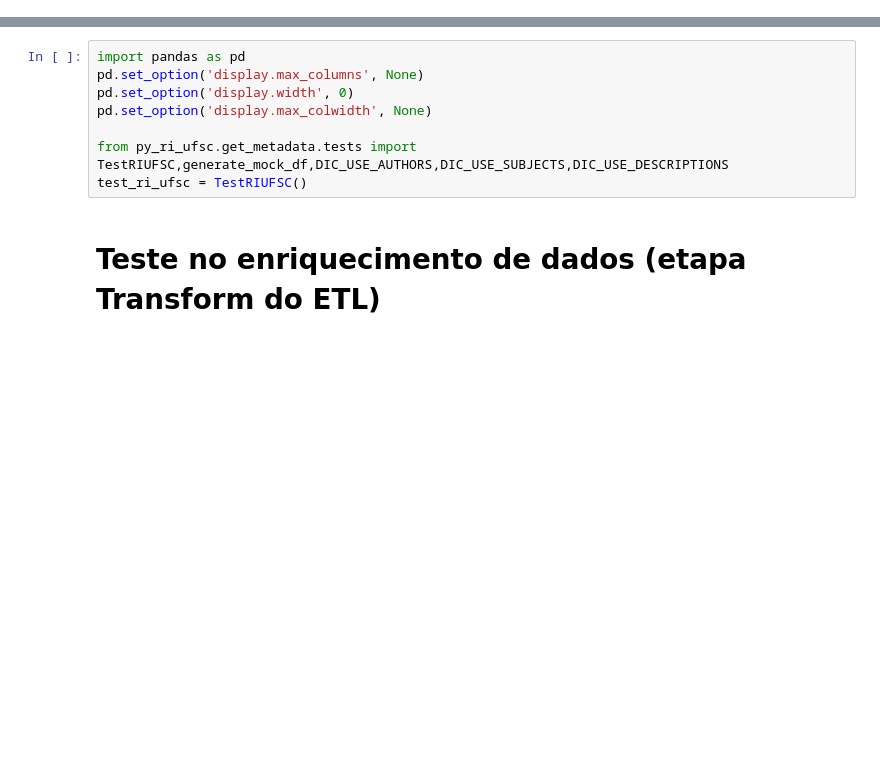
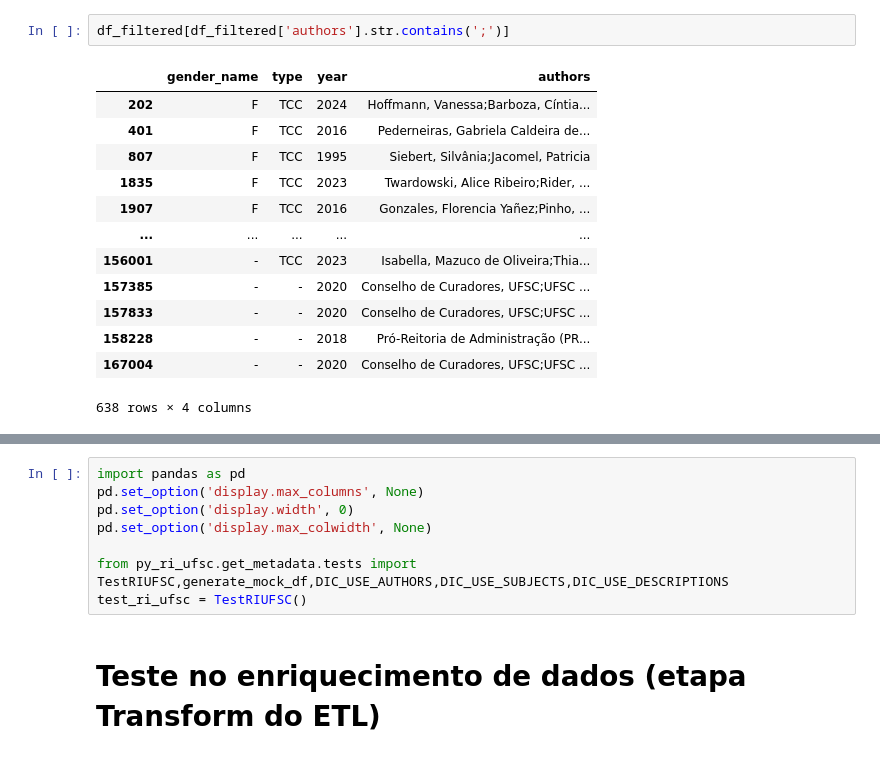
Before and after one commit to IgorCaetano/py_ri_ufsc, a Jupyter notebook: testings.ipynb, the cells around one changed output, grey strips where cells are left out. Cells and saved outputs as stored; diff of their text form; blank space fills up the shorter version.

```diff
--- a/testings.ipynb
+++ b/testings.ipynb
@@ -0,0 +99,16 @@
+# %%
+df_filtered[df_filtered['authors'].str.contains(';')]
+# %% [output]
+|  | gender_name | type | year | authors |
+| 202 | F | TCC | 2024 | Hoffmann, Vanessa;Barboza, Cíntia... |
+| 401 | F | TCC | 2016 | Pederneiras, Gabriela Caldeira de... |
+| 807 | F | TCC | 1995 | Siebert, Silvânia;Jacomel, Patricia |
+| 1835 | F | TCC | 2023 | Twardowski, Alice Ribeiro;Rider, ... |
+| 1907 | F | TCC | 2016 | Gonzales, Florencia Yañez;Pinho, ... |
+| ... | ... | ... | ... | ... |
+| 156001 | - | TCC | 2023 | Isabella, Mazuco de Oliveira;Thia... |
+| 157385 | - | - | 2020 | Conselho de Curadores, UFSC;UFSC ... |
+| 157833 | - | - | 2020 | Conselho de Curadores, UFSC;UFSC ... |
+| 158228 | - | - | 2018 | Pró-Reitoria de Administração (PR... |
+| 167004 | - | - | 2020 | Conselho de Curadores, UFSC;UFSC ... |
+638 rows × 4 columns
```
Also changed, not shown: parts of 19 cells of this notebook, 13 other files.
